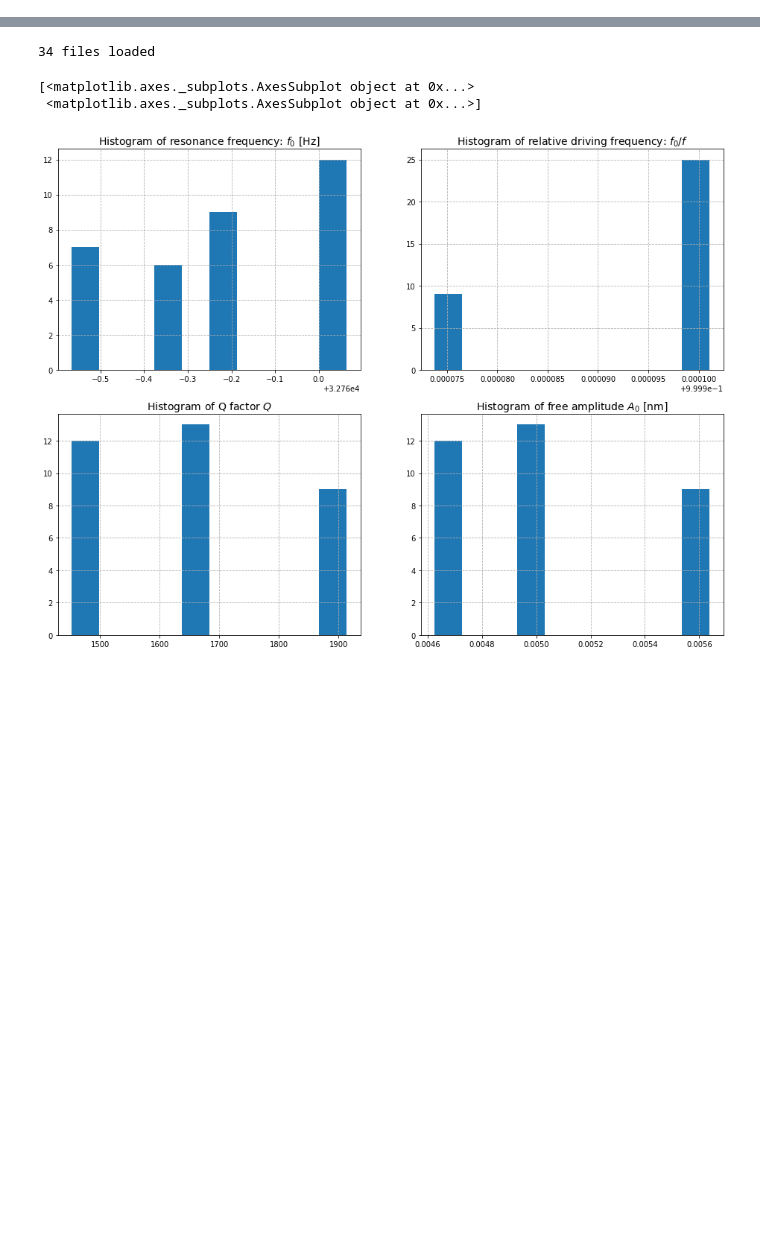
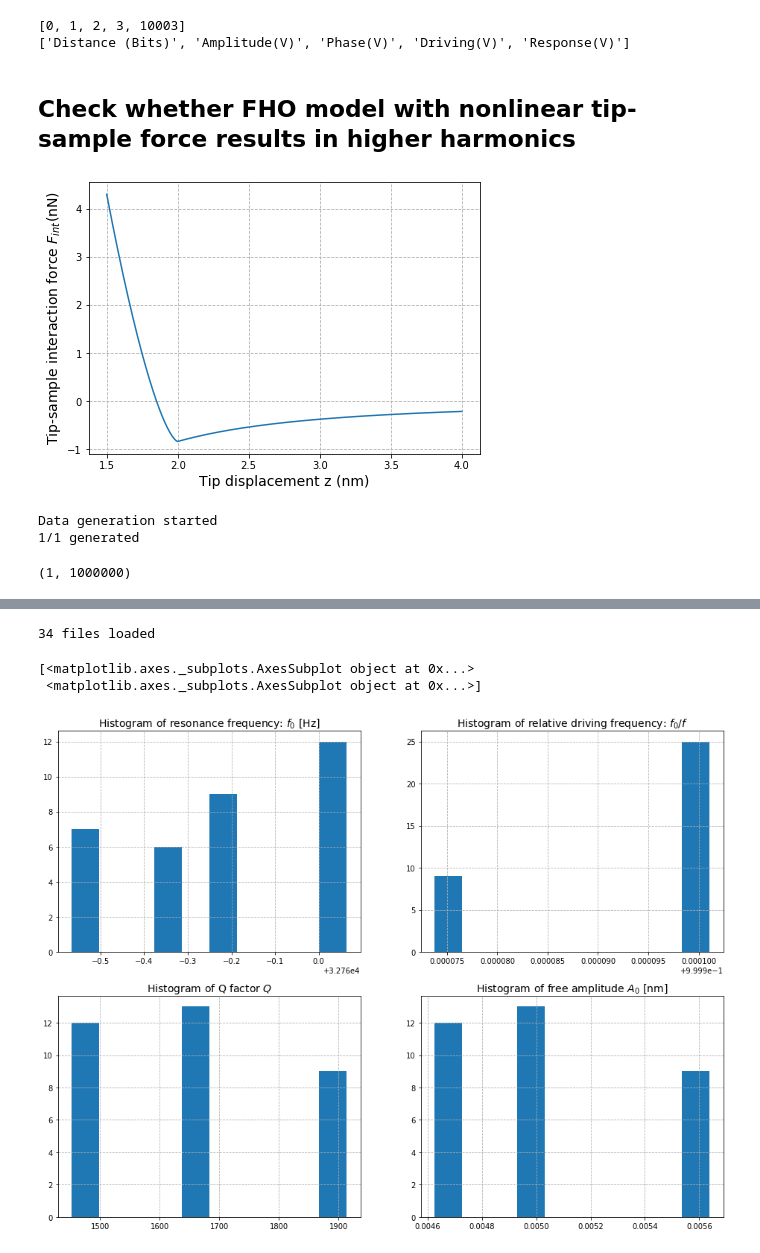
Before and after one commit to Jhko725/Contact-Point-Detection, a Jupyter notebook: Prototyping.ipynb, the cells around one changed output, grey strips where cells are left out. Saved outputs shown, nothing was run; the diff lists cells and outputs as text; code cells hidden in the pictures; blank space fills up the shorter version.

```diff
--- a/Prototyping.ipynb
+++ b/Prototyping.ipynb
@@ -11,0 +34,8 @@ print(dbx.files_list_folder(path="/23-215 ML AFM/Data").entries)
+# %%
+print(index)
+print(header)
+# %% [output]
+[0, 1, 2, 3, 10003]
+['Distance (Bits)', 'Amplitude(V)', 'Phase(V)', 'Driving(V)', 'Response(V)']
+# %% [markdown]
+## Check whether FHO model with nonlinear tip-sample force results in higher harmonics
@@ -11,0 +46,17 @@ print(dbx.files_list_folder(path="/23-215 ML AFM/Data").entries)
+# %%
+DMT = DMT_Maugis(0.2, 100, 2, 130, 1, 0.3, 0.3)
+Free = Null()
+ode_params = {'Q':600, 'A0':0.1, 'Om':1.0, 'k':40}
+FHO = ForcedHarmonicOscillator(**ode_params, force_model = DMT)
+# %%
+fig, ax = DMT.PlotForce((1.5, 4.0), (0, 0))
+# %% [output]
+[figure, added]
+# %%
+d_array = np.array([2.01])
+t, z_array = SimulateGeneralMode(FHO, d_array, 0.1, 1000000, relaxation = 5, rtol = 1e-7)
+z_array.shape
+# %% [output]
+Data generation started
+1/1 generated
+(1, 1000000)
```
Also changed, not shown: parts of 13 cells of this notebook, 50 other files.
